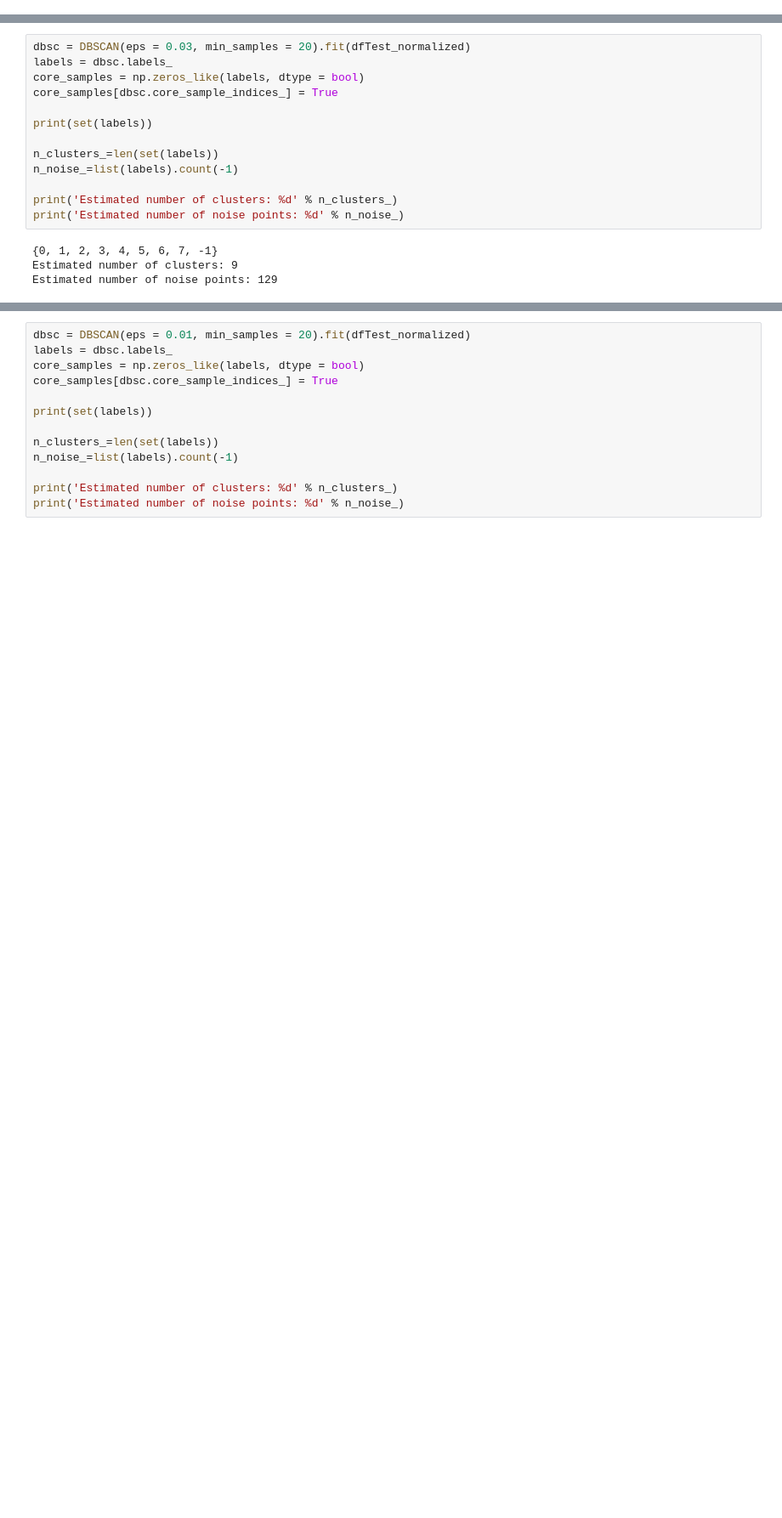
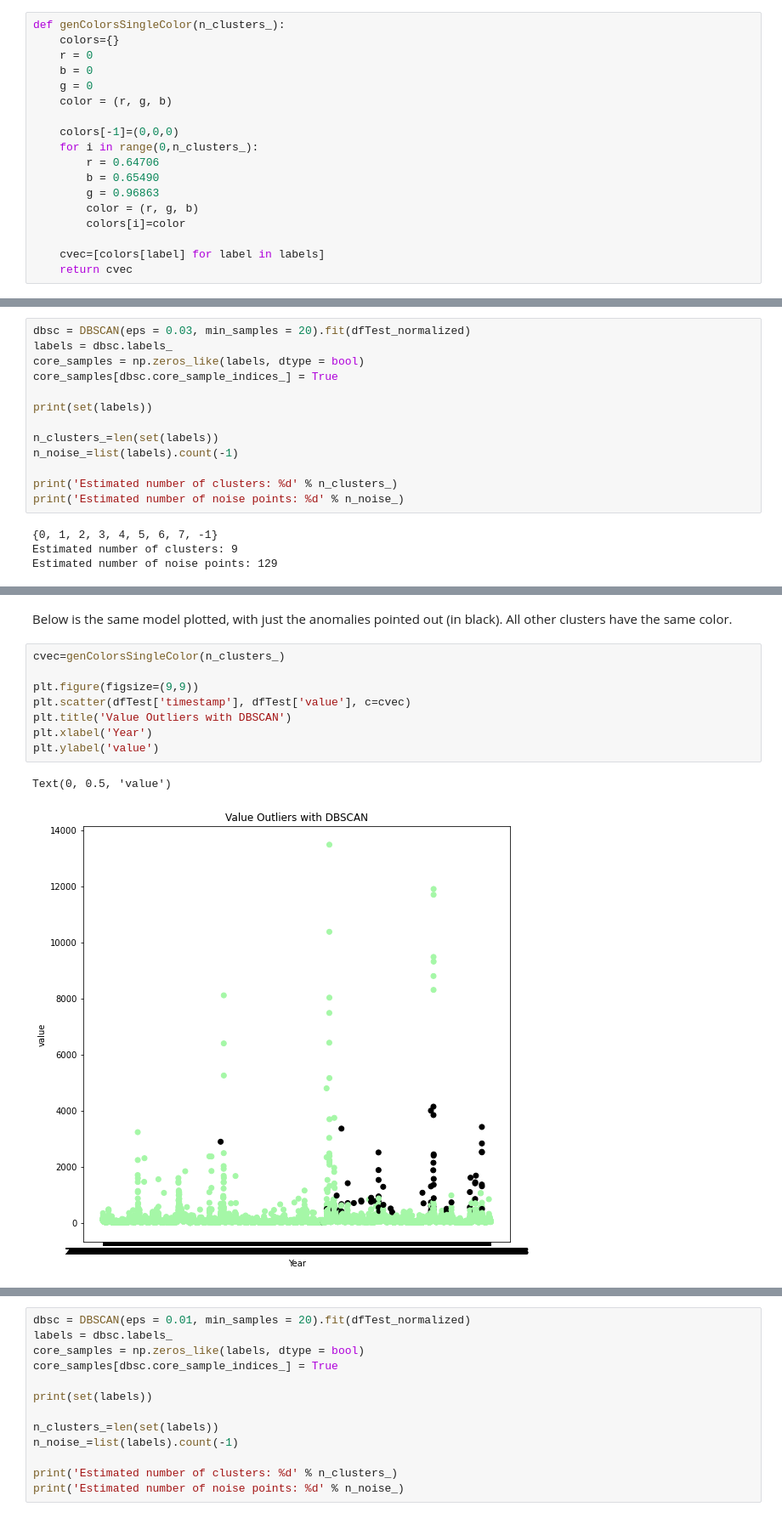
Before and after one commit to anissakhan/731-Project-6-Khan, a Jupyter notebook: Notebooks/731-Project6.ipynb, the cells around one changed output, grey strips where cells are left out. Shown at 85% size. Drawn from its saved outputs; the diff is of its cells as text; blank space fills up the shorter version.

```diff
--- a/Notebooks/731-Project6.ipynb
+++ b/Notebooks/731-Project6.ipynb
@@ -245,6 +254,24 @@ def genColorsDBSCAN(n_clusters_):
 
     cvec=[colors[label] for label in labels]
     return cvec
+# %%
+def genColorsSingleColor(n_clusters_):
+    colors={}
+    r = 0
+    b = 0
+    g = 0
+    color = (r, g, b)
+
+    colors[-1]=(0,0,0)
+    for i in range(0,n_clusters_):
+        r = 0.64706
+        b = 0.65490
+        g = 0.96863
+        color = (r, g, b)
+        colors[i]=color
+
+    cvec=[colors[label] for label in labels]
+    return cvec
 # %%
 def scaleAndNormalize(var1, var2):
     # Scaling the data to bring all the attributes to a comparable level
@@ -309,0 +369,13 @@ Text(0, 0.5, 'value')
+# %% [markdown]
+Below is the same model plotted, with just the anomalies pointed out (in black). All other clusters have the same color.
+# %%
+cvec=genColorsSingleColor(n_clusters_)
+
+plt.figure(figsize=(9,9))
+plt.scatter(dfTest['timestamp'], dfTest['value'], c=cvec)
+plt.title('Value Outliers with DBSCAN')
+plt.xlabel('Year')
+plt.ylabel('value')
+# %% [output]
+Text(0, 0.5, 'value')
+[figure, added]
```
Also changed, not shown: parts of 17 cells of this notebook.
